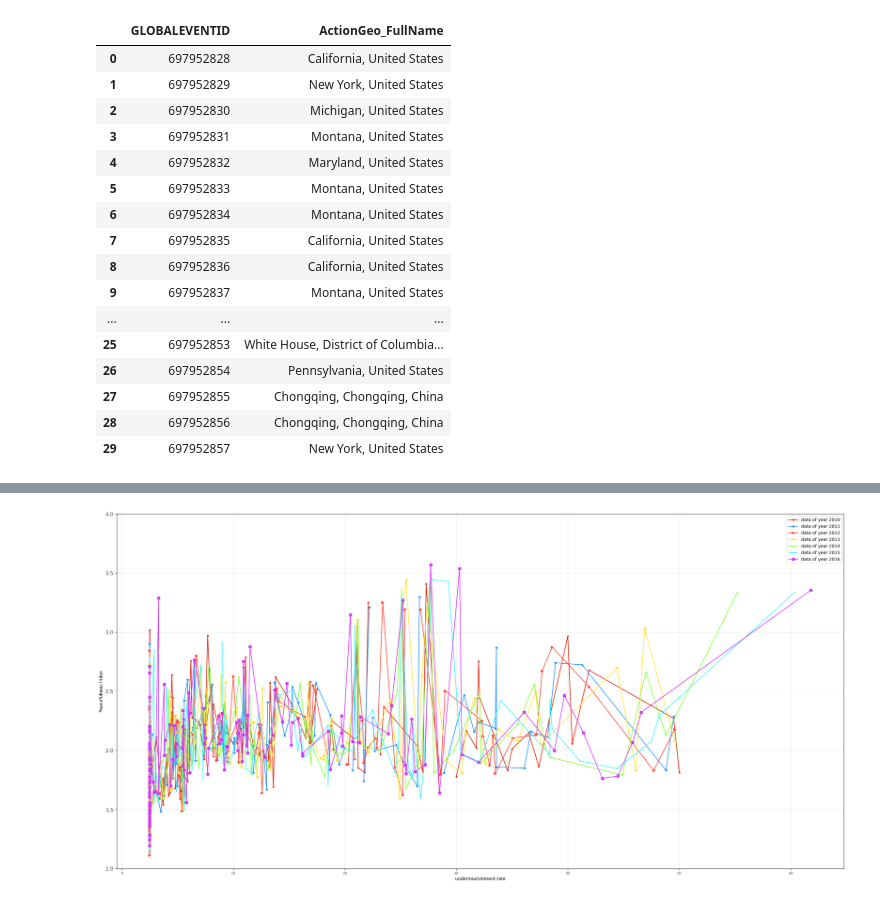
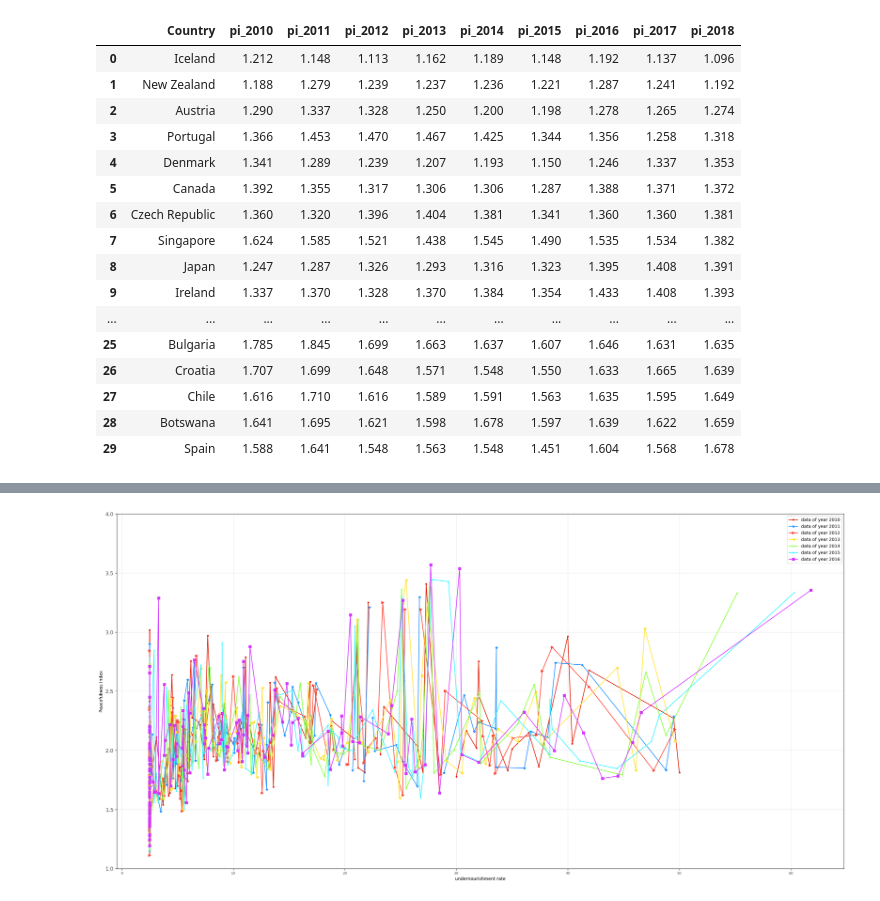
Before and after one commit to winwowin/Final_Project, a Jupyter notebook: 590PR_Final_WinYaoPhil.ipynb, the cells around one changed output, grey strips where cells are left out. Cells and saved outputs as stored; diff of their text form; code cells hidden in the pictures.

```diff
--- a/590PR_Final_WinYaoPhil.ipynb
+++ b/590PR_Final_WinYaoPhil.ipynb
@@ -52,2 +3,0 @@ class peace():
-# %%
-gpi = peace()
@@ -150,20 +208,42 @@ g = GDELT("2017 10 15", "2017 10 16")
+# %%
+freedom = GET_DATA().Freedom()
+gdelt = GET_DATA().GDELT("2016 10 15", "2016 10 16")
+happiness = GET_DATA().Happiness()
+hunger = GET_DATA().Hunger()
+married = GET_DATA().Married('CURRENTLY MARRIED')
+peace = GET_DATA().Peace()
+# print(GET_DATA().Poverty().keys())
+# GET_DATA().Poverty("PovStatsData.csv")
+poverty = GET_DATA().Poverty()
+suicide = GET_DATA().Suicide
+trade = GET_DATA().Trade
+crime = GET_DATA().UNODC_crime()
+burglary = GET_DATA().UNODC_crime('Burglary')
+unemploy = GET_DATA().Unemployment()
+# %%
+peace.columns = ['Country','pi_2010','pi_2011','pi_2012','pi_2013','pi_2014','pi_2015','pi_2016','pi_2017','pi_2018']
+hunger.columns = ['Country', 'undernourishment_rate_2009','undernourishment_rate_2010',
+                            'undernourishment_rate_2011','undernourishment_rate_2012',
+                            'undernourishment_rate_2013','undernourishment_rate_2014',
+                            'undernourishment_rate_2015','undernourishment_rate_2016',
+                            'undernourishment_rate_2017','undernourishment_rate_2018']
 # %%
-display(g.head(30))
+peace.head(30)
 # %% [output]
-|  | GLOBALEVENTID | ActionGeo_FullName |
-| 0 | 697952828 | California, United States |
-| 1 | 697952829 | New York, United States |
-| 2 | 697952830 | Michigan, United States |
-| 3 | 697952831 | Montana, United States |
-| 4 | 697952832 | Maryland, United States |
-| 5 | 697952833 | Montana, United States |
-| 6 | 697952834 | Montana, United States |
-| 7 | 697952835 | California, United States |
-| 8 | 697952836 | California, United States |
-| 9 | 697952837 | Montana, United States |
-| ... | ... | ... |
-| 25 | 697952853 | White House, District of Columbia... |
-| 26 | 697952854 | Pennsylvania, United States |
-| 27 | 697952855 | Chongqing, Chongqing, China |
-| 28 | 697952856 | Chongqing, Chongqing, China |
-| 29 | 697952857 | New York, United States |
+|  | Country | pi_2010 | pi_2011 | pi_2012 | pi_2013 | pi_2014 | pi_2015 | pi_2016 | pi_2017 | pi_2018 |
+| 0 | Iceland | 1.212 | 1.148 | 1.113 | 1.162 | 1.189 | 1.148 | 1.192 | 1.137 | 1.096 |
+| 1 | New Zealand | 1.188 | 1.279 | 1.239 | 1.237 | 1.236 | 1.221 | 1.287 | 1.241 | 1.192 |
+| 2 | Austria | 1.290 | 1.337 | 1.328 | 1.250 | 1.200 | 1.198 | 1.278 | 1.265 | 1.274 |
+| 3 | Portugal | 1.366 | 1.453 | 1.470 | 1.467 | 1.425 | 1.344 | 1.356 | 1.258 | 1.318 |
+| 4 | Denmark | 1.341 | 1.289 | 1.239 | 1.207 | 1.193 | 1.150 | 1.246 | 1.337 | 1.353 |
+| 5 | Canada | 1.392 | 1.355 | 1.317 | 1.306 | 1.306 | 1.287 | 1.388 | 1.371 | 1.372 |
+| 6 | Czech Republic | 1.360 | 1.320 | 1.396 | 1.404 | 1.381 | 1.341 | 1.360 | 1.360 | 1.381 |
+| 7 | Singapore | 1.624 | 1.585 | 1.521 | 1.438 | 1.545 | 1.490 | 1.535 | 1.534 | 1.382 |
+| 8 | Japan | 1.247 | 1.287 | 1.326 | 1.293 | 1.316 | 1.323 | 1.395 | 1.408 | 1.391 |
+| 9 | Ireland | 1.337 | 1.370 | 1.328 | 1.370 | 1.384 | 1.354 | 1.433 | 1.408 | 1.393 |
+| ... | ... | ... | ... | ... | ... | ... | ... | ... | ... | ... |
+| 25 | Bulgaria | 1.785 | 1.845 | 1.699 | 1.663 | 1.637 | 1.607 | 1.646 | 1.631 | 1.635 |
+| 26 | Croatia | 1.707 | 1.699 | 1.648 | 1.571 | 1.548 | 1.550 | 1.633 | 1.665 | 1.639 |
+| 27 | Chile | 1.616 | 1.710 | 1.616 | 1.589 | 1.591 | 1.563 | 1.635 | 1.595 | 1.649 |
+| 28 | Botswana | 1.641 | 1.695 | 1.621 | 1.598 | 1.678 | 1.597 | 1.639 | 1.622 | 1.659 |
+| 29 | Spain | 1.588 | 1.641 | 1.548 | 1.563 | 1.548 | 1.451 | 1.604 | 1.568 | 1.678 |
```
Also changed, not shown: parts of 38 cells of this notebook.
